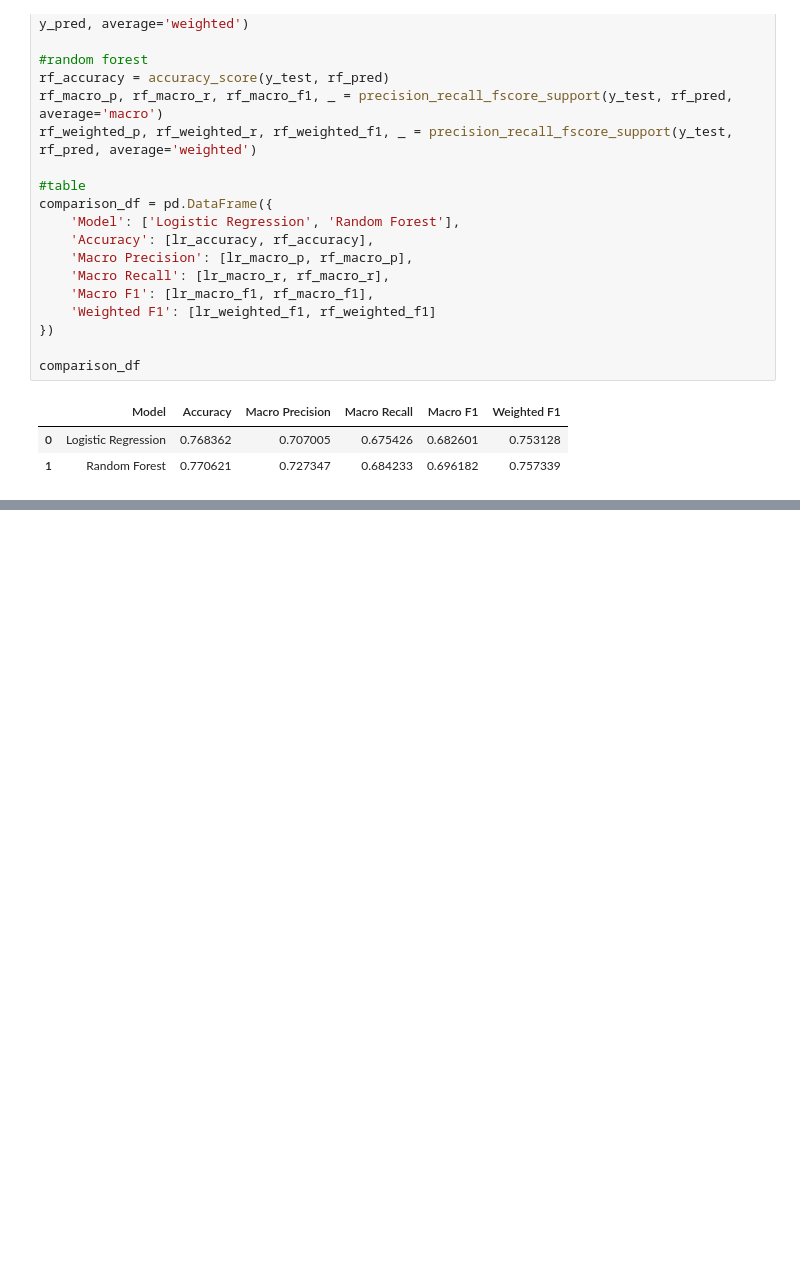
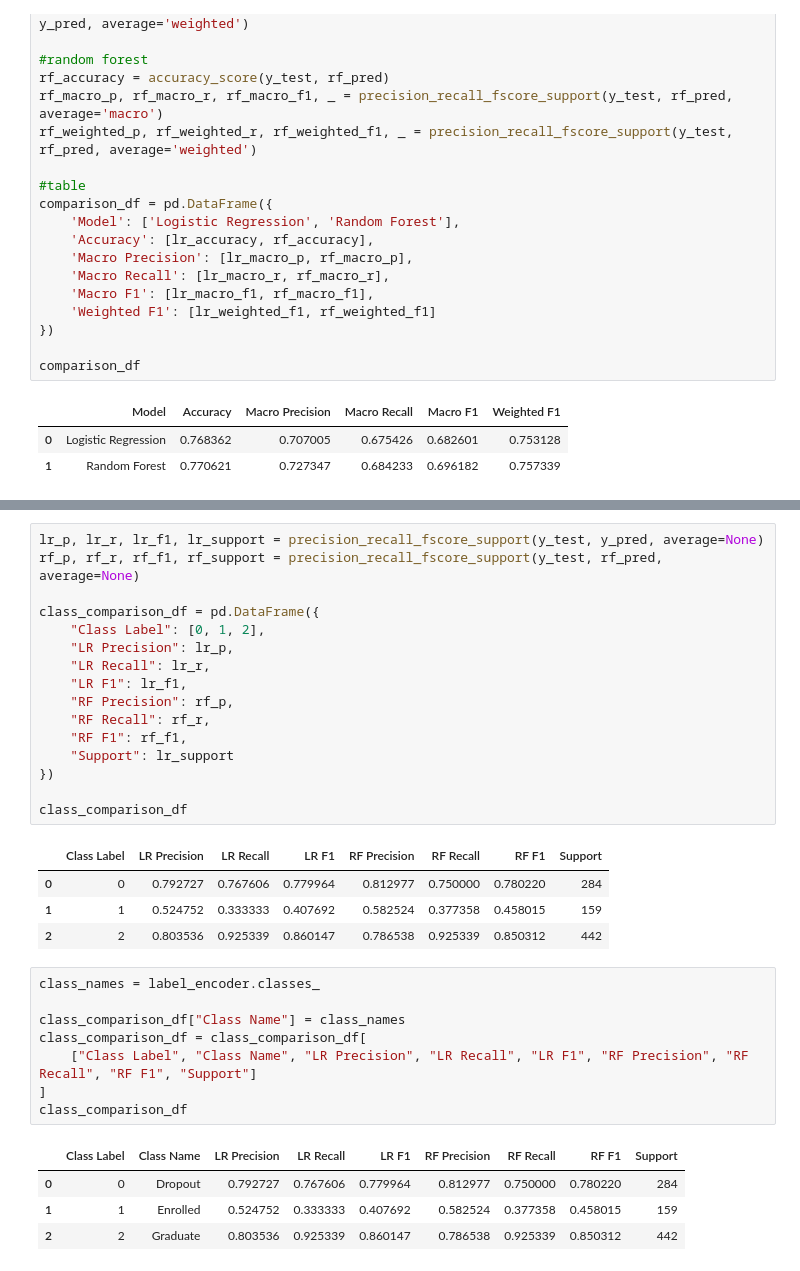
Before and after one commit to Jpuirgn/ML_student_risk_prediction, a Jupyter notebook: notebooks/student_risk_prediction.ipynb, the cells around one changed output, grey strips where cells are left out. Saved outputs shown, nothing was run; the diff lists cells and outputs as text; blank space fills up the shorter version.

Commit message:
update: model comparison

```diff
--- a/notebooks/student_risk_prediction.ipynb
+++ b/notebooks/student_risk_prediction.ipynb
@@ -356,0 +355,34 @@ Therefore, Random Forest is the stronger candidate as the main model at this sta
+# %%
+lr_p, lr_r, lr_f1, lr_support = precision_recall_fscore_support(y_test, y_pred, average=None)
+rf_p, rf_r, rf_f1, rf_support = precision_recall_fscore_support(y_test, rf_pred, average=None)
+
+class_comparison_df = pd.DataFrame({
+    "Class Label": [0, 1, 2],
+    "LR Precision": lr_p,
+    "LR Recall": lr_r,
+    "LR F1": lr_f1,
+    "RF Precision": rf_p,
+    "RF Recall": rf_r,
+    "RF F1": rf_f1,
+    "Support": lr_support
+})
+
+class_comparison_df
+# %% [output]
+|  | Class Label | LR Precision | LR Recall | LR F1 | RF Precision | RF Recall | RF F1 | Support |
+| 0 | 0 | 0.792727 | 0.767606 | 0.779964 | 0.812977 | 0.750000 | 0.780220 | 284 |
+| 1 | 1 | 0.524752 | 0.333333 | 0.407692 | 0.582524 | 0.377358 | 0.458015 | 159 |
+| 2 | 2 | 0.803536 | 0.925339 | 0.860147 | 0.786538 | 0.925339 | 0.850312 | 442 |
+# %%
+class_names = label_encoder.classes_
+
+class_comparison_df["Class Name"] = class_names
+class_comparison_df = class_comparison_df[
+    ["Class Label", "Class Name", "LR Precision", "LR Recall", "LR F1", "RF Precision", "RF Recall", "RF F1", "Support"]
+]
+class_comparison_df
+# %% [output]
+|  | Class Label | Class Name | LR Precision | LR Recall | LR F1 | RF Precision | RF Recall | RF F1 | Support |
+| 0 | 0 | Dropout | 0.792727 | 0.767606 | 0.779964 | 0.812977 | 0.750000 | 0.780220 | 284 |
+| 1 | 1 | Enrolled | 0.524752 | 0.333333 | 0.407692 | 0.582524 | 0.377358 | 0.458015 | 159 |
+| 2 | 2 | Graduate | 0.803536 | 0.925339 | 0.860147 | 0.786538 | 0.925339 | 0.850312 | 442 |
```
Also changed, not shown: parts of 7 cells of this notebook.
